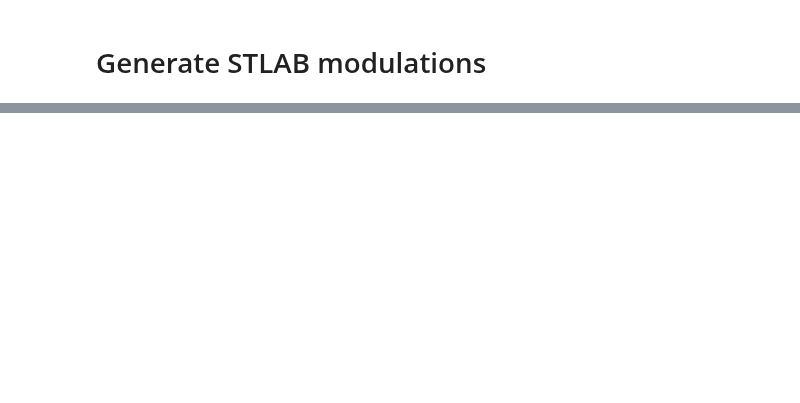
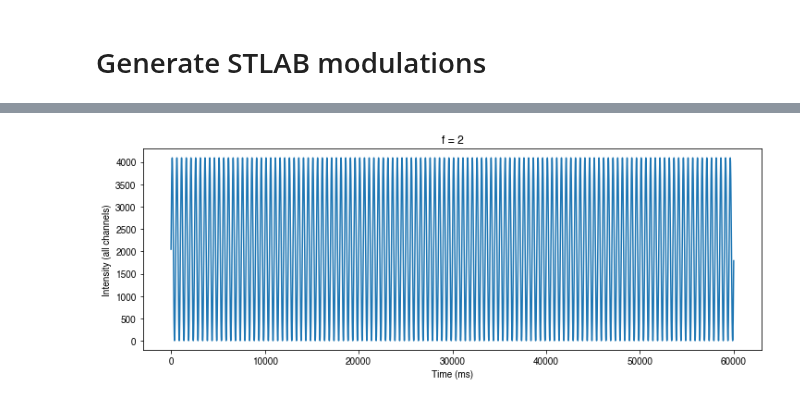
Before and after one commit to PySilentSubstitution/pysilsub, a Jupyter notebook: notebooks/STLAB_modulation_example.ipynb, the cells around one changed output, grey strips where cells are left out. Cells and saved outputs as stored; diff of their text form; code cells hidden in the pictures; blank space fills up the shorter version.

```diff
--- a/notebooks/STLAB_modulation_example.ipynb
+++ b/notebooks/STLAB_modulation_example.ipynb
@@ -94,0 +95,85 @@ for freq in frequencies:
+# %%
+"""
+Created on Fri Oct  8 11:39:05 2021
+
+@author: jtm545
+"""
+
+import numpy as np
+import pandas as pd
+import matplotlib.pyplot as plt
+
+from pyplr import stlab
+
+
+def get_sinusoid_time_vector(duration):
+    t = np.arange(0, (duration * 1000), 10).astype("int")
+    return t
+
+
+def sinusoid_modulation(f, duration, Fs=100):
+    x  = np.arange(duration * Fs)
+    sm = np.sin(2 * np.pi * f * x / Fs)
+    return sm
+
+
+def modulate_intensity_amplitude(sm, background, amplitude):
+    ivals = (background + (sm * amplitude)).astype("int")
+    return ivals
+
+
+# STLAB params
+Fs = 100 #  STLAB has a spectral switching time of 10 ms (100 spectra / s)
+mintensity = 0
+maxtensity = 4095
+
+# Stimulus params
+background  = maxtensity/2
+amplitude   = maxtensity/2
+frequencies = [2, 1, 0.5, 0.1, 0.05, 0.01]
+duration = 60 # s
+channel = 'all'
+
+# Make the stimuli
+for freq in frequencies:
+
+    # Time vector for dsf file
+    time = get_sinusoid_time_vector(duration)
+
+    # Sinusoidal modulation for led channel
+    sm = sinusoid_modulation(freq, duration, Fs)
+
+    # Get intensity values. Here we simply modulate the intensity of
+    # all channels in an equal fashion.
+    ivals = modulate_intensity_amplitude(sm, background, amplitude)
+
+    # Plot
+    fig, ax = plt.subplots(figsize=(12,4))
+    ax.plot(time, ivals)
+    ax.set_ylabel("Intensity (all channels)")
+    ax.set_xlabel("Time (ms)")
+    ax.set_title(f"f = {freq}")
+
+    # Make video files
+    cols = stlab.get_video_cols()
+    if channel == 'all':
+        data = [ivals for x in range(10)]
+    else:
+        data = [[0 for val in range(len(ivals))] for x in range(10)]
+        data[channel] = ivals
+    data.insert(0, time)
+    df = pd.DataFrame(data, cols).T
+    df = df.append(stlab._video_file_end(duration*1000)).reset_index(drop=True)  # Otherwise it doesn't end...
+    df = df.append(stlab._video_file_end(duration*1000+100)).reset_index(drop=True)  # Otherwise it doesn't end...
+    fname = f"f{str(freq)}dur{str(duration)}"
+
+    # We put important information about the stimulus inside the
+    # videofiles metadata because the filenames get changed when
+    # they are uploaded
+    metadata = {
+        'frequency': freq,
+        'duration': duration,
+        'channel': channel
+        }
+    stlab.make_video_file(df, fname, **metadata)
+# %% [output]
@@ -94,0 +186 @@ for freq in frequencies:
+[figure, added]
```
Also changed, not shown: parts of 4 cells of this notebook, 6 other files.
